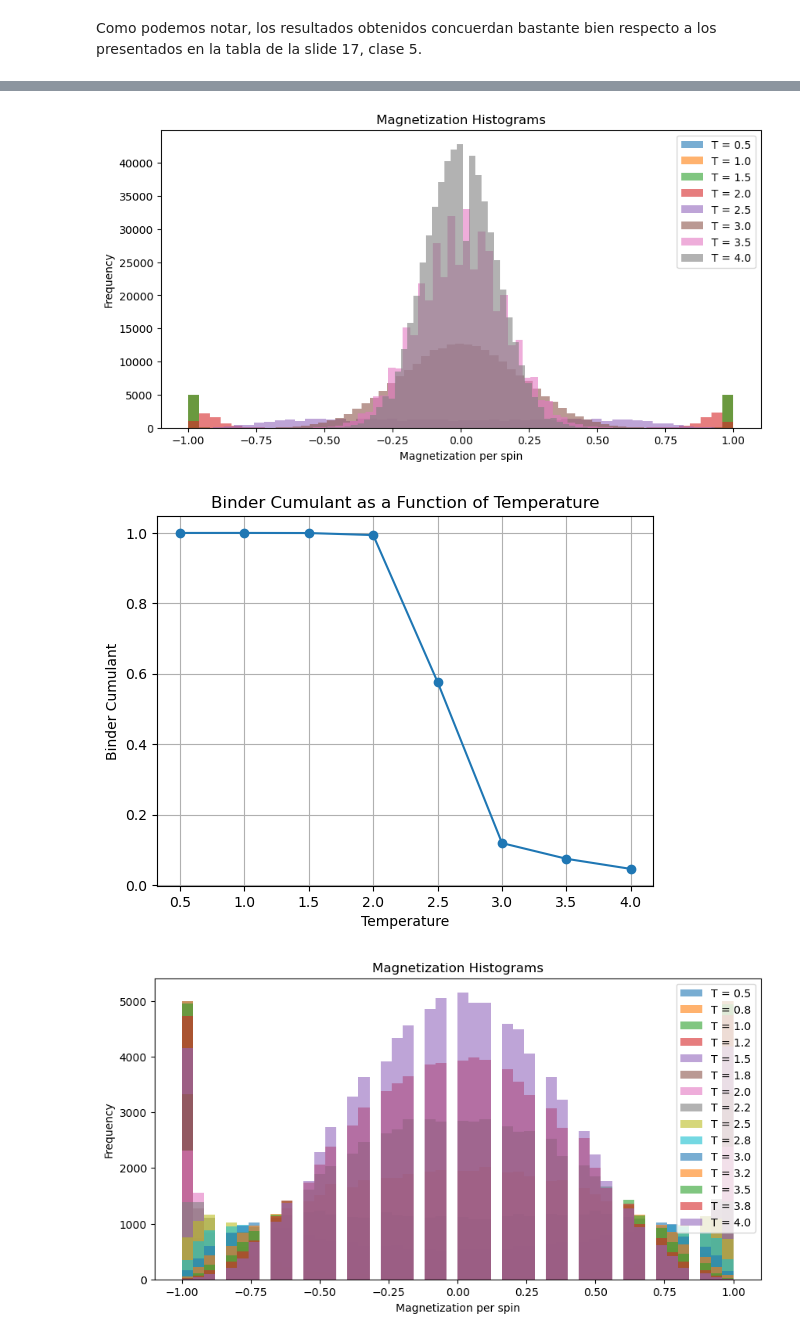
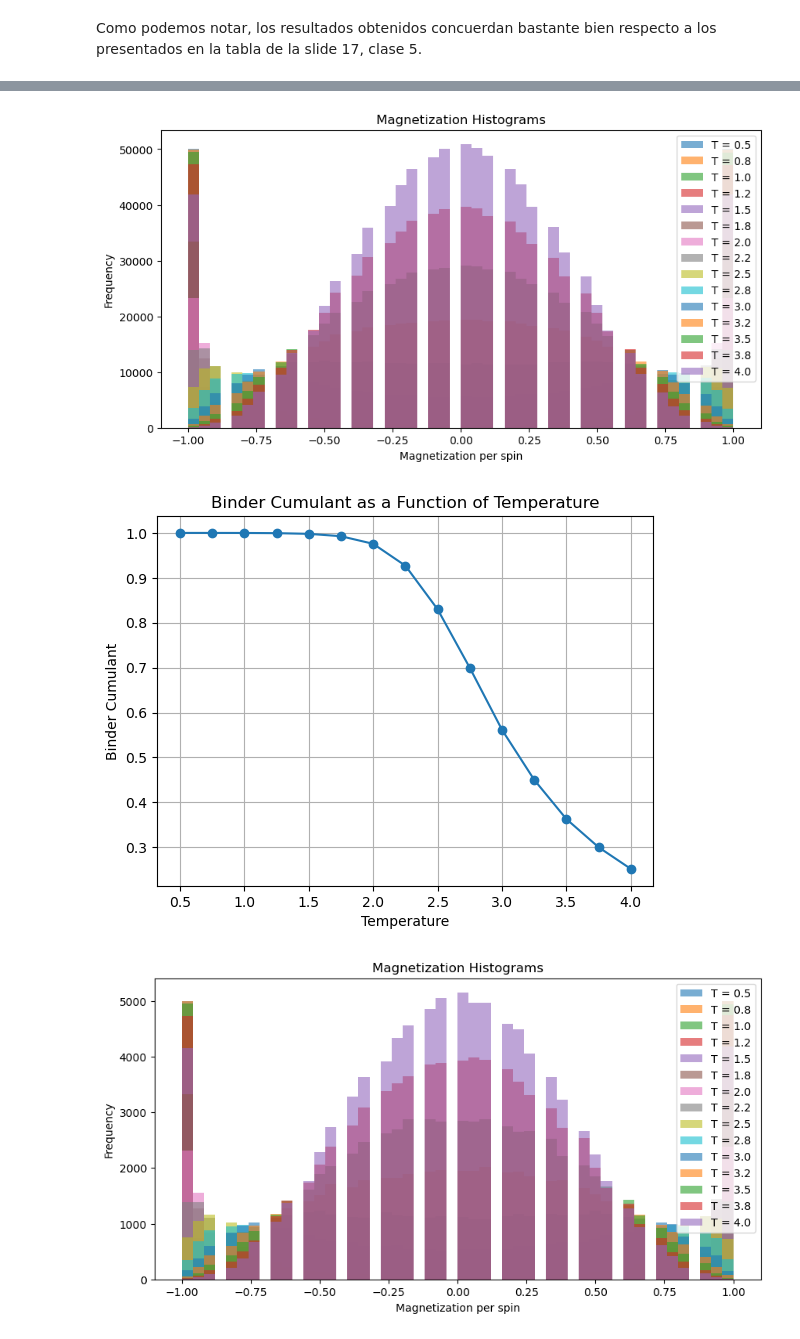
Before and after one commit to nccortes/MEA_2024_2, a Jupyter notebook: Tarea 2/tarea_2.ipynb, the cells around one changed output, grey strips where cells are left out. Cells and saved outputs as stored; diff of their text form; code cells hidden in the pictures.

```diff
--- a/Tarea 2/tarea_2.ipynb
+++ b/Tarea 2/tarea_2.ipynb
@@ -347,14 +357,15 @@ def plot_results(T_values, magnetization_histograms, binder_cumulants):
 # %%
+from P4_pararellized import *
 # Ejemplo de uso
-L = 16
+L = 6
 T_values = np.linspace(0.5, 4.0, 15)
 results, magnetization_histograms, binder_cumulants = cluster_ising(L, T_values)
 
 # Plot results
 plot_results(T_values, magnetization_histograms, binder_cumulants)
 # %% [output]
-[figure, old version]
+[figure, new version]
-[figure, old version]
+[figure, new version]
 # %%
 # Ejemplo de uso
 L = 6
```
Also changed, not shown: parts of 3 cells of this notebook, 2 other files.
